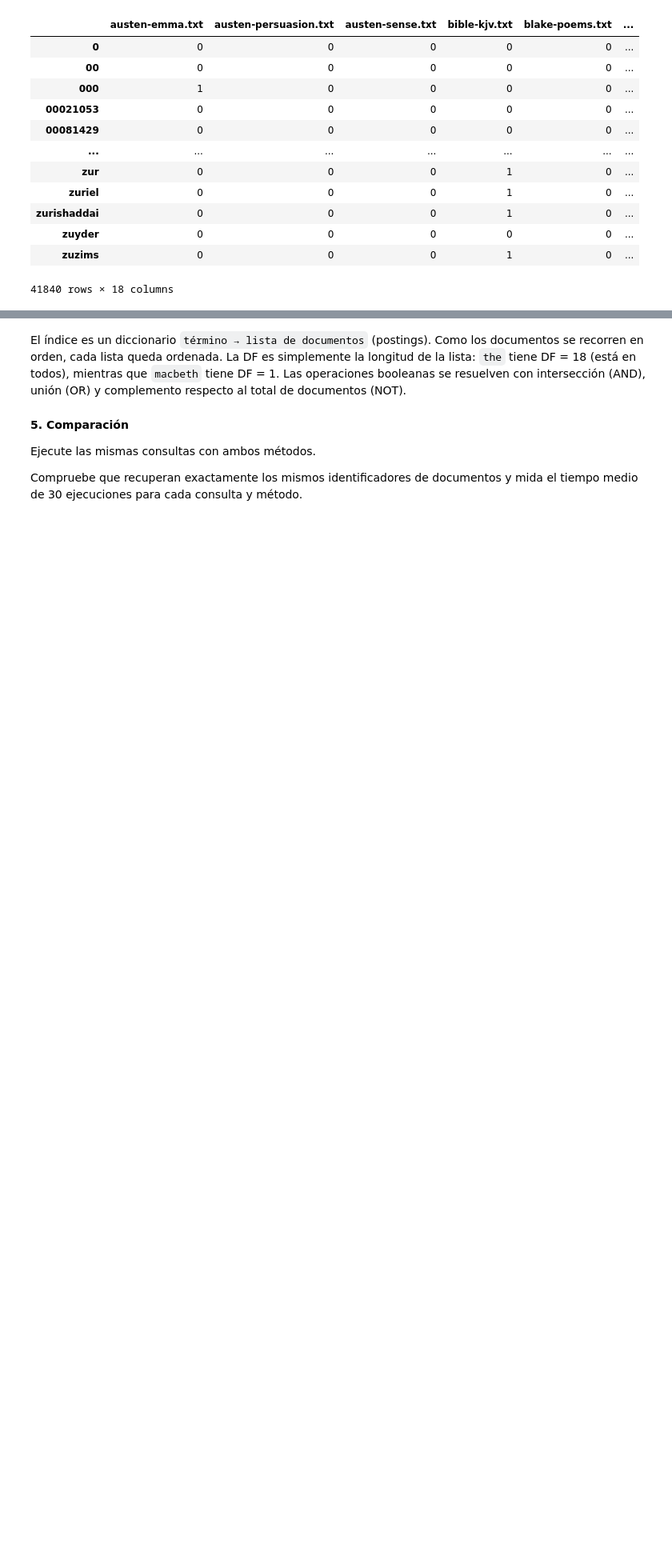
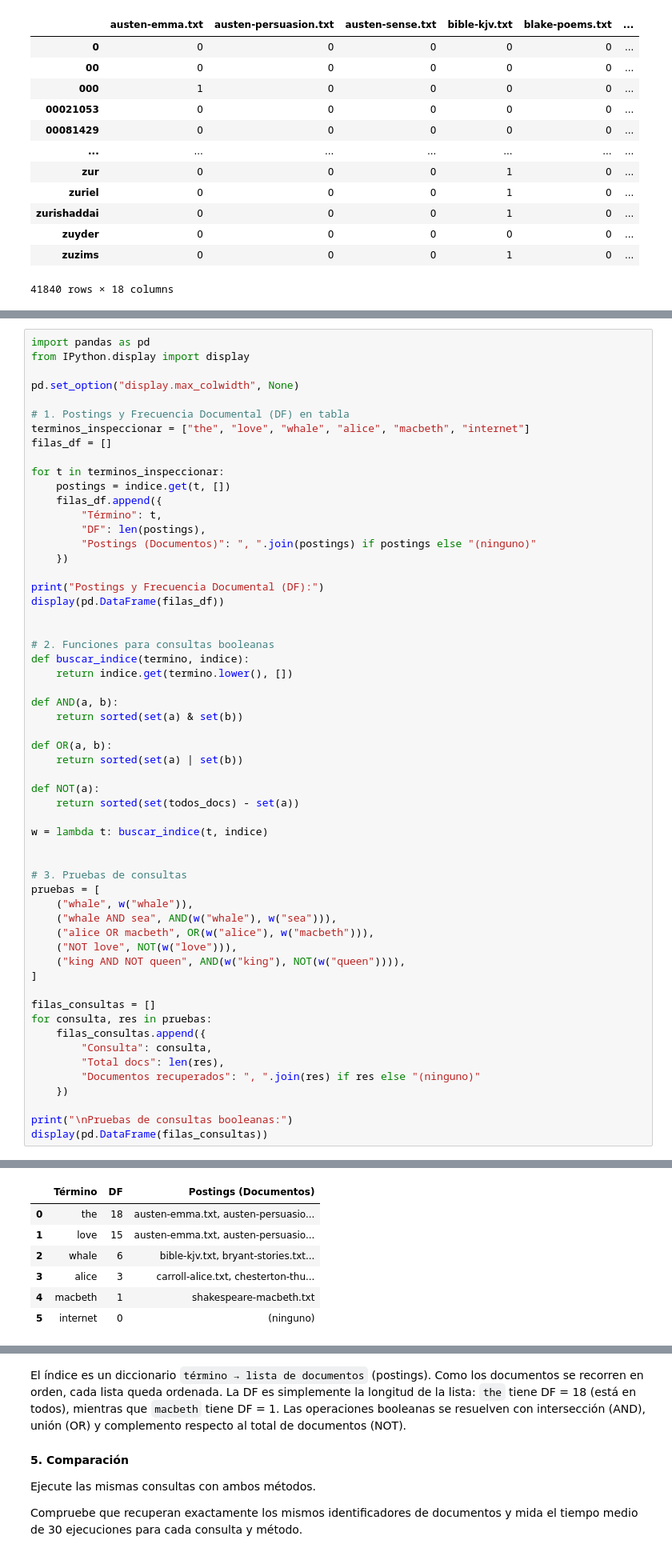
Before and after one commit to BrandonFreire/Notebooks-RI, a Jupyter notebook: IB/BooleanSearch/02_booleansearch.ipynb, the cells around one changed output, grey strips where cells are left out. Shown at 80% size. Saved outputs shown, nothing was run; the diff lists cells and outputs as text; blank space fills up the shorter version.

```diff
--- a/IB/BooleanSearch/02_booleansearch.ipynb
+++ b/IB/BooleanSearch/02_booleansearch.ipynb
@@ -260,0 +228,58 @@ king AND NOT queen   : ['shakespeare-caesar.txt', 'shakespeare-macbeth.txt']
+# %%
+import pandas as pd
+from IPython.display import display
+
+pd.set_option("display.max_colwidth", None)
+
+# 1. Postings y Frecuencia Documental (DF) en tabla
+terminos_inspeccionar = ["the", "love", "whale", "alice", "macbeth", "internet"]
+filas_df = []
+
+for t in terminos_inspeccionar:
+    postings = indice.get(t, [])
+    filas_df.append({
+        "Término": t,
+        "DF": len(postings),
+        "Postings (Documentos)": ", ".join(postings) if postings else "(ninguno)"
+    })
+
+print("Postings y Frecuencia Documental (DF):")
+display(pd.DataFrame(filas_df))
+
+
+# 2. Funciones para consultas booleanas
+def buscar_indice(termino, indice):
+    return indice.get(termino.lower(), [])
+
+def AND(a, b):
+    return sorted(set(a) & set(b))
+
+def OR(a, b):
+    return sorted(set(a) | set(b))
+
+def NOT(a):
+    return sorted(set(todos_docs) - set(a))
+
+w = lambda t: buscar_indice(t, indice)
+
+
+# 3. Pruebas de consultas
+pruebas = [
+    ("whale", w("whale")),
+    ("whale AND sea", AND(w("whale"), w("sea"))),
+    ("alice OR macbeth", OR(w("alice"), w("macbeth"))),
+    ("NOT love", NOT(w("love"))),
+    ("king AND NOT queen", AND(w("king"), NOT(w("queen")))),
+]
+
+filas_consultas = []
+for consulta, res in pruebas:
+    filas_consultas.append({
+        "Consulta": consulta,
+        "Total docs": len(res),
+        "Documentos recuperados": ", ".join(res) if res else "(ninguno)"
+    })
+
+print("\nPruebas de consultas booleanas:")
+display(pd.DataFrame(filas_consultas))
+# %% [output]
@@ -260,0 +287,7 @@ king AND NOT queen   : ['shakespeare-caesar.txt', 'shakespeare-macbeth.txt']
+|  | Término | DF | Postings (Documentos) |
+| 0 | the | 18 | austen-emma.txt, austen-persuasio... |
+| 1 | love | 15 | austen-emma.txt, austen-persuasio... |
+| 2 | whale | 6 | bible-kjv.txt, bryant-stories.txt... |
+| 3 | alice | 3 | carroll-alice.txt, chesterton-thu... |
+| 4 | macbeth | 1 | shakespeare-macbeth.txt |
+| 5 | internet | 0 | (ninguno) |
```
Also changed, not shown: parts of 5 cells of this notebook.
